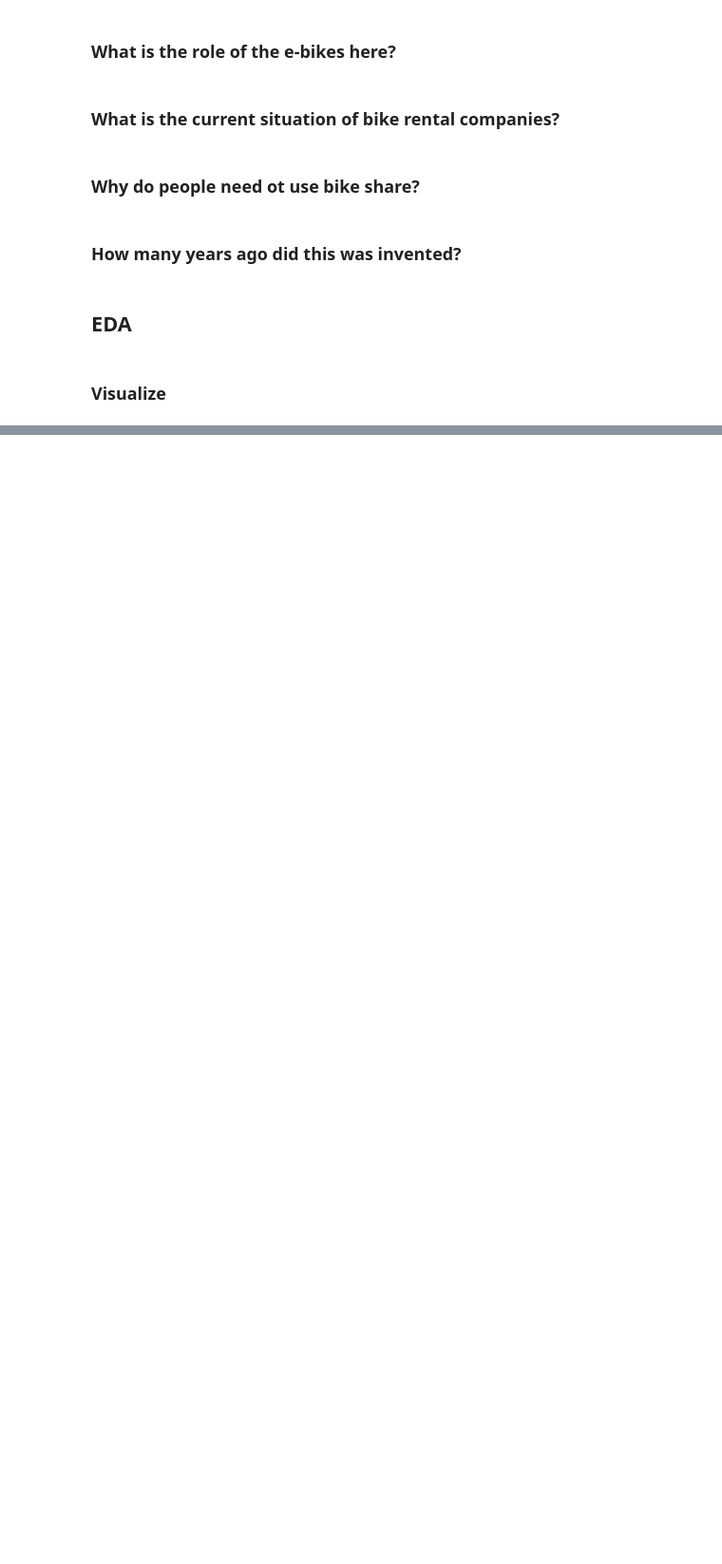
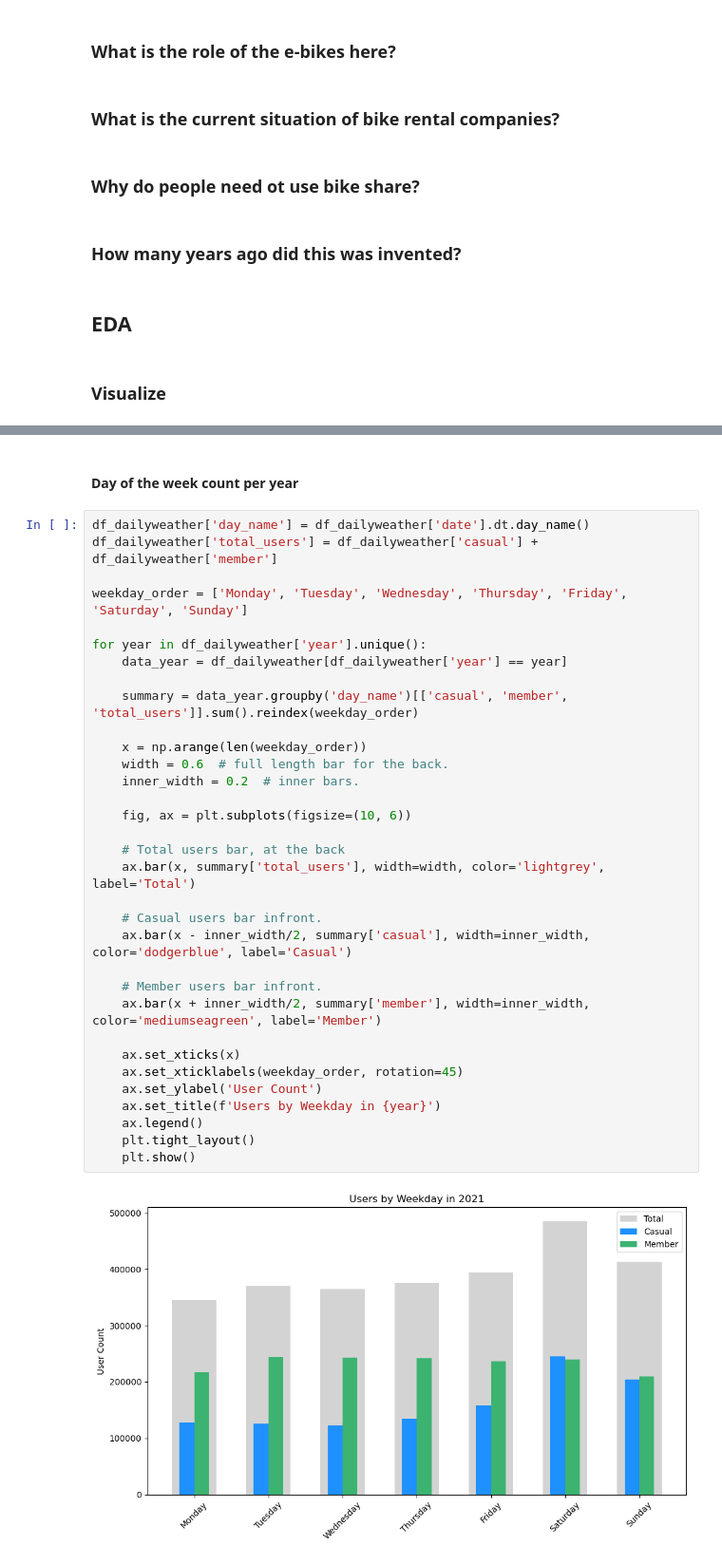
Before and after one commit to marcosmicozzi/my_code, a Jupyter notebook: m1p03_daily_weather.ipynb, the cells around one changed output, grey strips where cells are left out. Shown: that part at 95% size. Cells and saved outputs as stored; diff of their text form; blank space fills up the shorter version.

```diff
--- a/m1p03_daily_weather.ipynb
+++ b/m1p03_daily_weather.ipynb
@@ -181,0 +281,37 @@ memory usage: 8.7 KB
+# %% [markdown]
+#### Day of the week count per year
+# %%
+df_dailyweather['day_name'] = df_dailyweather['date'].dt.day_name()
+df_dailyweather['total_users'] = df_dailyweather['casual'] + df_dailyweather['member']
+
+weekday_order = ['Monday', 'Tuesday', 'Wednesday', 'Thursday', 'Friday', 'Saturday', 'Sunday']
+
+for year in df_dailyweather['year'].unique():
+    data_year = df_dailyweather[df_dailyweather['year'] == year]
+
+    summary = data_year.groupby('day_name')[['casual', 'member', 'total_users']].sum().reindex(weekday_order)
+
+    x = np.arange(len(weekday_order))
+    width = 0.6  # full length bar for the back.
+    inner_width = 0.2  # inner bars.
+
+    fig, ax = plt.subplots(figsize=(10, 6))
+
+    # Total users bar, at the back
+    ax.bar(x, summary['total_users'], width=width, color='lightgrey', label='Total')
+
+    # Casual users bar infront.
+    ax.bar(x - inner_width/2, summary['casual'], width=inner_width, color='dodgerblue', label='Casual')
+
+    # Member users bar infront.
+    ax.bar(x + inner_width/2, summary['member'], width=inner_width, color='mediumseagreen', label='Member')
+
+    ax.set_xticks(x)
+    ax.set_xticklabels(weekday_order, rotation=45)
+    ax.set_ylabel('User Count')
+    ax.set_title(f'Users by Weekday in {year}')
+    ax.legend()
+    plt.tight_layout()
+    plt.show()
+# %% [output]
+[figure, added]
```
Also changed, not shown: parts of 16 cells of this notebook.
